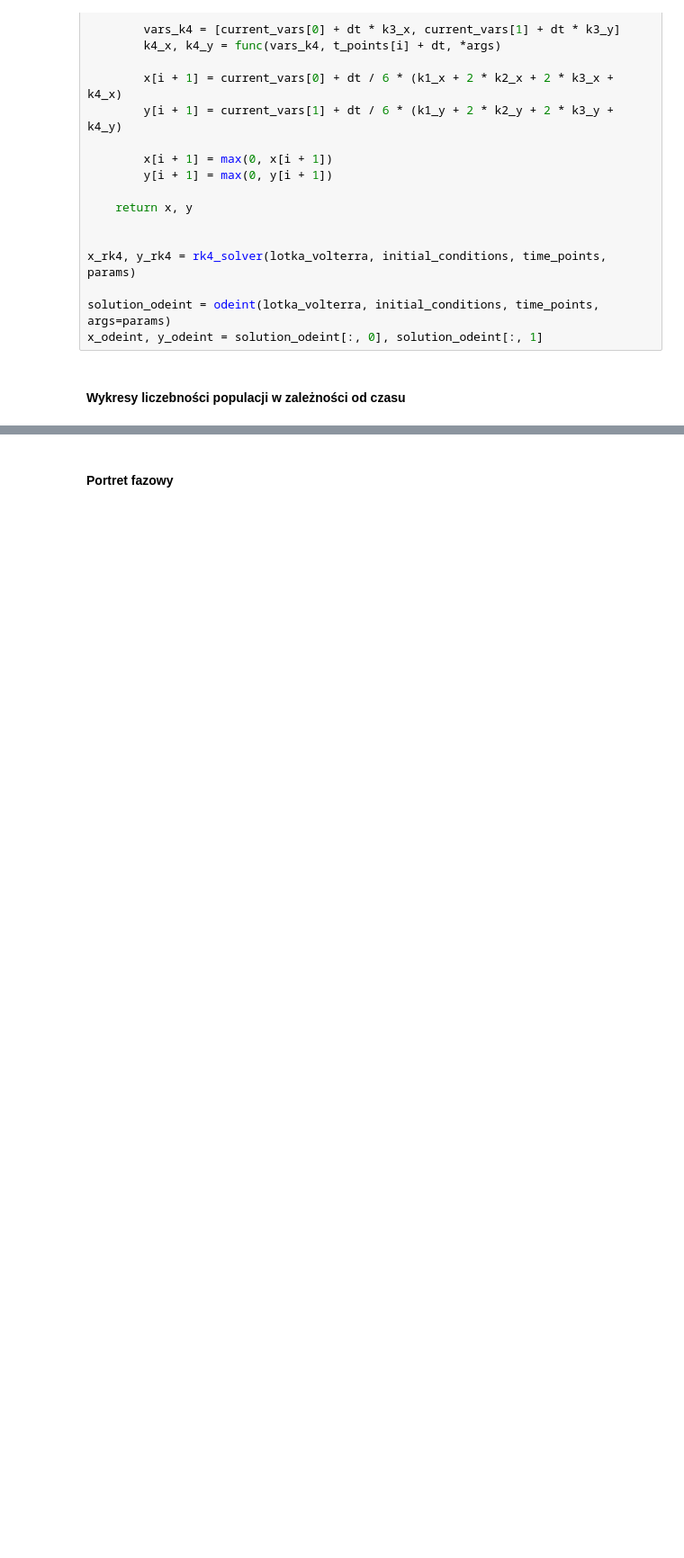
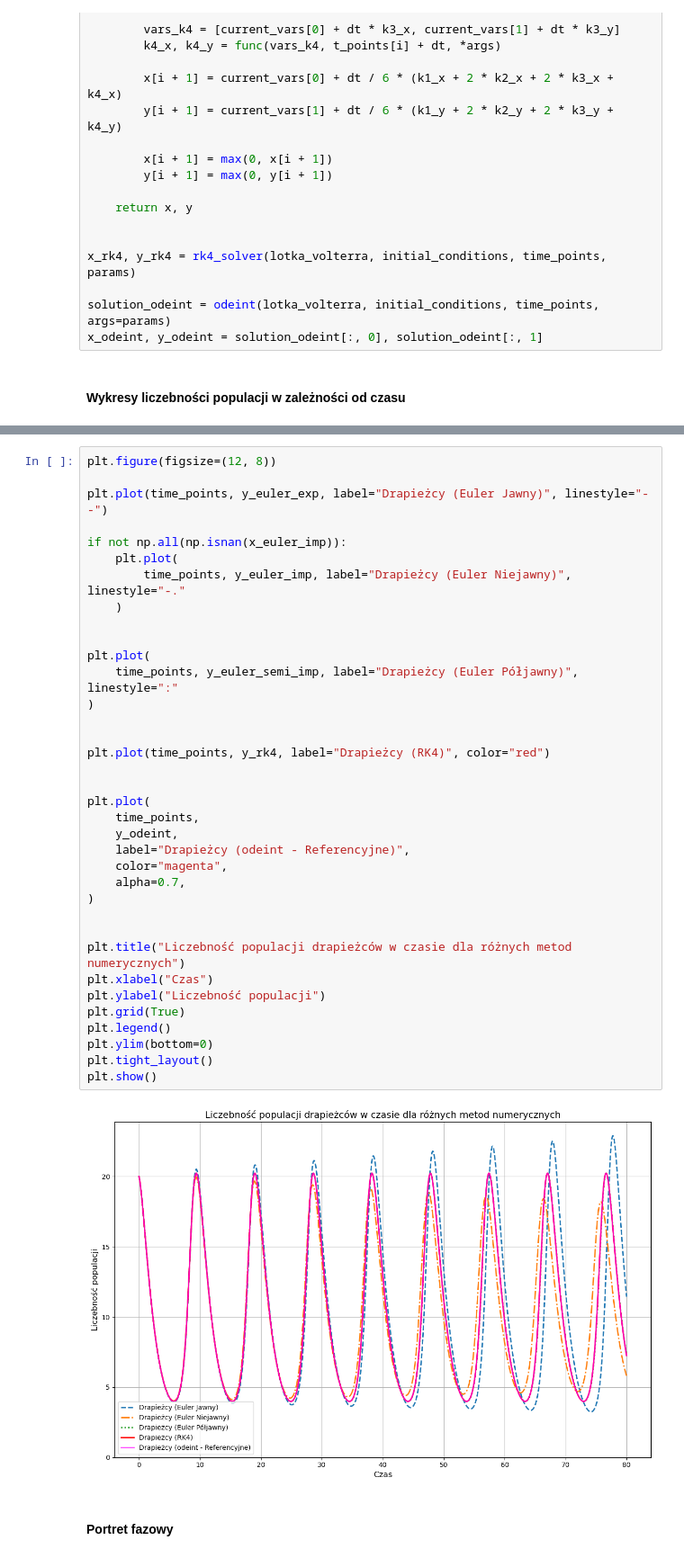
Before and after one commit to depebul/MOWNIT, a Jupyter notebook: lab10/mownit_lab10.ipynb, the cells around one changed output, grey strips where cells are left out. Shown at 90% size. Saved outputs shown, nothing was run; the diff lists cells and outputs as text; blank space fills up the shorter version.

```diff
--- a/lab10/mownit_lab10.ipynb
+++ b/lab10/mownit_lab10.ipynb
@@ -237,3 +226,41 @@ plt.show()
+# %%
+plt.figure(figsize=(12, 8))
+
+plt.plot(time_points, y_euler_exp, label="Drapieżcy (Euler Jawny)", linestyle="--")
+
+if not np.all(np.isnan(x_euler_imp)):
+    plt.plot(
+        time_points, y_euler_imp, label="Drapieżcy (Euler Niejawny)", linestyle="-."
+    )
+
+
+plt.plot(
+    time_points, y_euler_semi_imp, label="Drapieżcy (Euler Półjawny)", linestyle=":"
+)
+
+
+plt.plot(time_points, y_rk4, label="Drapieżcy (RK4)", color="red")
+
+
+plt.plot(
+    time_points,
+    y_odeint,
+    label="Drapieżcy (odeint - Referencyjne)",
+    color="magenta",
+    alpha=0.7,
+)
+
+
+plt.title("Liczebność populacji drapieżców w czasie dla różnych metod numerycznych")
+plt.xlabel("Czas")
+plt.ylabel("Liczebność populacji")
+plt.grid(True)
+plt.legend()
+plt.ylim(bottom=0)
+plt.tight_layout()
+plt.show()
+# %% [output]
+[figure, added]
 # %% [markdown]
 #### Portret fazowy
 # %%
```
Also changed, not shown: parts of 5 cells of this notebook, 8 other files.
